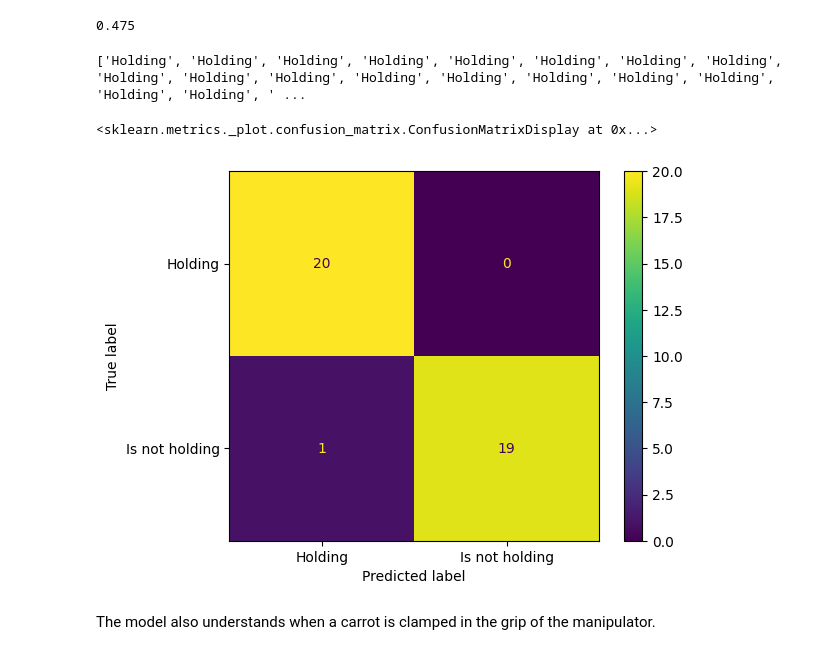
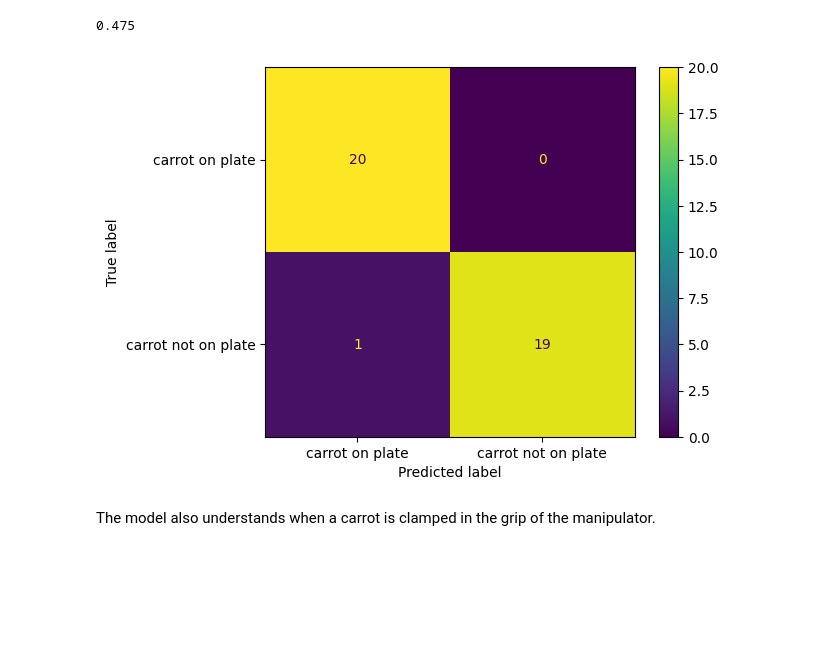
Before and after one commit to MrAnton07/VLA_MIPT, a Jupyter notebook: SmolVLM.ipynb, the cells around one changed output. Saved outputs shown, nothing was run; the diff lists cells and outputs as text; code cells hidden in the pictures; blank space fills up the shorter version.

```diff
--- a/SmolVLM.ipynb
+++ b/SmolVLM.ipynb
@@ -467,29 +569,15 @@ print(float(carrot_counter/counter))
 # %% [output]
 0.475
 # %%
-Hold_carrot = ["Holding"]*20
-Is_not_hold_carrot = ["Is not holding"]*20
-targets = Hold_carrot + Is_not_hold_carrot
+question = "Is the gripper holding an object?"
+Pos_l = "carrot on plate"
+Neg_l = "carrot not on plate"
+targets = [Pos_l, Neg_l]*20
+mark = "yes"
 
-preds_on_the_plate = []
-preds_not_on_the_plate = []
-
-
-for _, item in carrot_on_plate_files.items():
-    preds_on_the_plate.append("Holding" if item["last_iter_QA"]["Is the gripper holding an object?"].lower().find("yes") != -1 else "Is not holding")
-    preds_not_on_the_plate.append("Holding" if item["first_iter_QA"]["Is the gripper holding an object?"].lower().find("yes") != -1 else "Is not holding")
-
-print(preds_on_the_plate, preds_not_on_the_plate)
-preds = preds_on_the_plate + preds_not_on_the_plate
-
-cm = confusion_matrix(targets, preds, labels=["Holding", "Is not holding"])
-disp = ConfusionMatrixDisplay(confusion_matrix=cm, display_labels=["Holding", "Is not holding"])
-
-disp.plot()
+display_confusion_matrix_FL(carrot_on_plate_files, P=Pos_l, N=Neg_l, question=question, positive_mark=mark, targets=targets)
 # %% [output]
-['Holding', 'Holding', 'Holding', 'Holding', 'Holding', 'Holding', 'Holding', 'Holding', 'Holding', 'Holding', 'Holding', 'Holding', 'Holding', 'Holding', 'Holding', 'Holding', 'Holding', 'Holding', ' ...
-<sklearn.metrics._plot.confusion_matrix.ConfusionMatrixDisplay at 0x...>
-[figure, old version]
+[figure, new version]
 # %% [markdown]
 The model also understands when a carrot is clamped in the grip of the manipulator.
 # %% [markdown]
```
Also changed, not shown: parts of 27 cells of this notebook.
